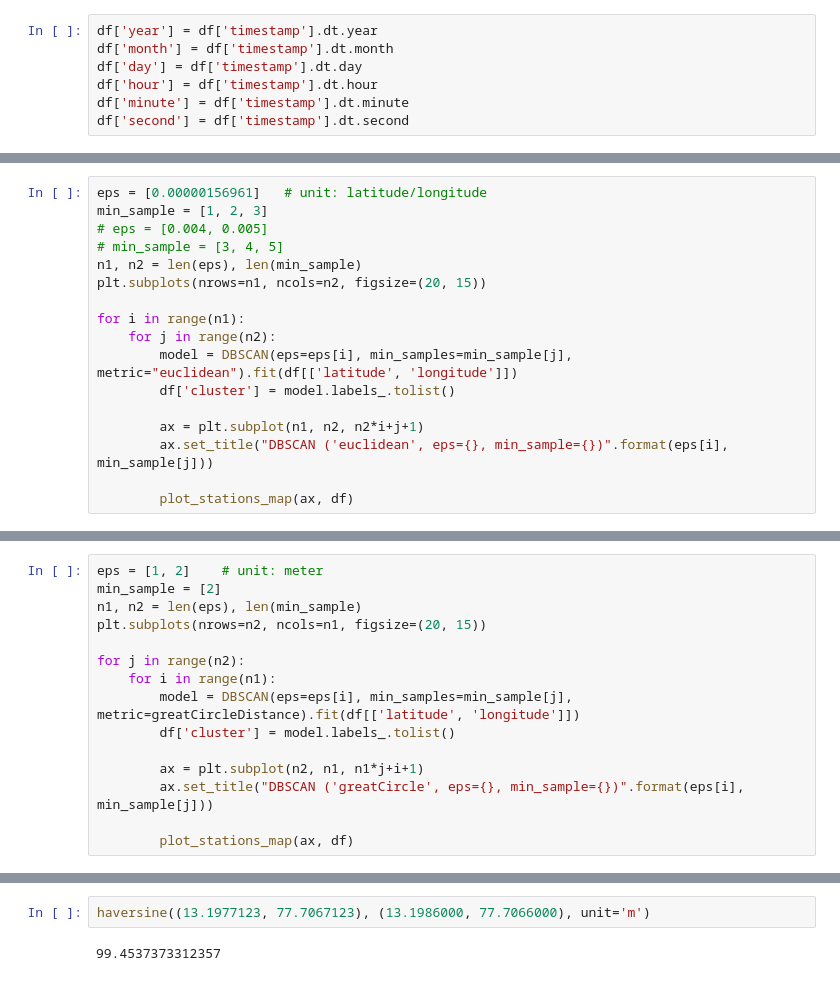
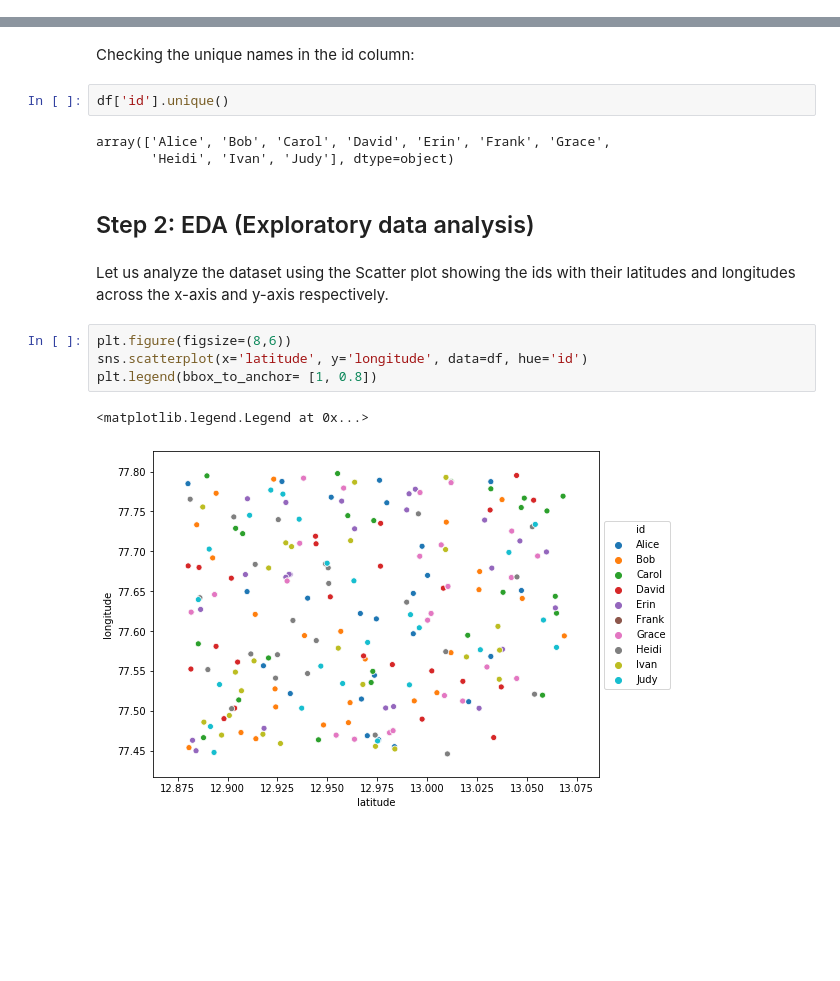
Before and after one commit to KumbleMadhu/PRANA, a Jupyter notebook: prana_contact_tracing_using_DBSCAN.ipynb, the cells around one changed output, grey strips where cells are left out. Saved outputs shown, nothing was run; the diff lists cells and outputs as text; blank space fills up the shorter version.

```diff
--- a/prana_contact_tracing_using_DBSCAN.ipynb
+++ b/prana_contact_tracing_using_DBSCAN.ipynb
@@ -62,7 +66,0 @@ memory usage: 7.7+ KB
-# %%
-df['year'] = df['timestamp'].dt.year
-df['month'] = df['timestamp'].dt.month
-df['day'] = df['timestamp'].dt.day
-df['hour'] = df['timestamp'].dt.hour
-df['minute'] = df['timestamp'].dt.minute
-df['second'] = df['timestamp'].dt.second
@@ -140,17 +66,0 @@ def plot_stations_map(ax, stns):
-# %%
-eps = [0.00000156961]   # unit: latitude/longitude
-min_sample = [1, 2, 3]
-# eps = [0.004, 0.005]
-# min_sample = [3, 4, 5]
-n1, n2 = len(eps), len(min_sample)
-plt.subplots(nrows=n1, ncols=n2, figsize=(20, 15))
-
-for i in range(n1):
-    for j in range(n2):
-        model = DBSCAN(eps=eps[i], min_samples=min_sample[j], metric="euclidean").fit(df[['latitude', 'longitude']])
-        df['cluster'] = model.labels_.tolist()
-
-        ax = plt.subplot(n1, n2, n2*i+j+1)
-        ax.set_title("DBSCAN ('euclidean', eps={}, min_sample={})".format(eps[i], min_sample[j]))
-
-        plot_stations_map(ax, df)
@@ -167,15 +66,0 @@ def greatCircleDistance(x, y):
-# %%
-eps = [1, 2]    # unit: meter
-min_sample = [2]
-n1, n2 = len(eps), len(min_sample)
-plt.subplots(nrows=n2, ncols=n1, figsize=(20, 15))
-
-for j in range(n2):
-    for i in range(n1):
-        model = DBSCAN(eps=eps[i], min_samples=min_sample[j], metric=greatCircleDistance).fit(df[['latitude', 'longitude']])
-        df['cluster'] = model.labels_.tolist()
-
-        ax = plt.subplot(n2, n1, n1*j+i+1)
-        ax.set_title("DBSCAN ('greatCircle', eps={}, min_sample={})".format(eps[i], min_sample[j]))
-
-        plot_stations_map(ax, df)
@@ -402,4 +67,18 @@ get_infected_ids(input_id)
-# %%
-haversine((13.1977123, 77.7067123), (13.1986000, 77.7066000), unit='m')
-# %% [output]
-99.4537373312357
+# %% [markdown]
+Checking the unique names in the id column:
+# %%
+df['id'].unique()
+# %% [output]
+array(['Alice', 'Bob', 'Carol', 'David', 'Erin', 'Frank', 'Grace',
+       'Heidi', 'Ivan', 'Judy'], dtype=object)
+# %% [markdown]
+## Step 2: EDA (Exploratory data analysis)
+# %% [markdown]
+Let us analyze the dataset using the Scatter plot showing the ids with their latitudes and longitudes across the x-axis and y-axis respectively.
+# %%
+plt.figure(figsize=(8,6))
+sns.scatterplot(x='latitude', y='longitude', data=df, hue='id')
+plt.legend(bbox_to_anchor= [1, 0.8])
+# %% [output]
+<matplotlib.legend.Legend at 0x...>
+[figure, added]
```
Also changed, not shown: parts of 70 cells of this notebook, 10 other files.
